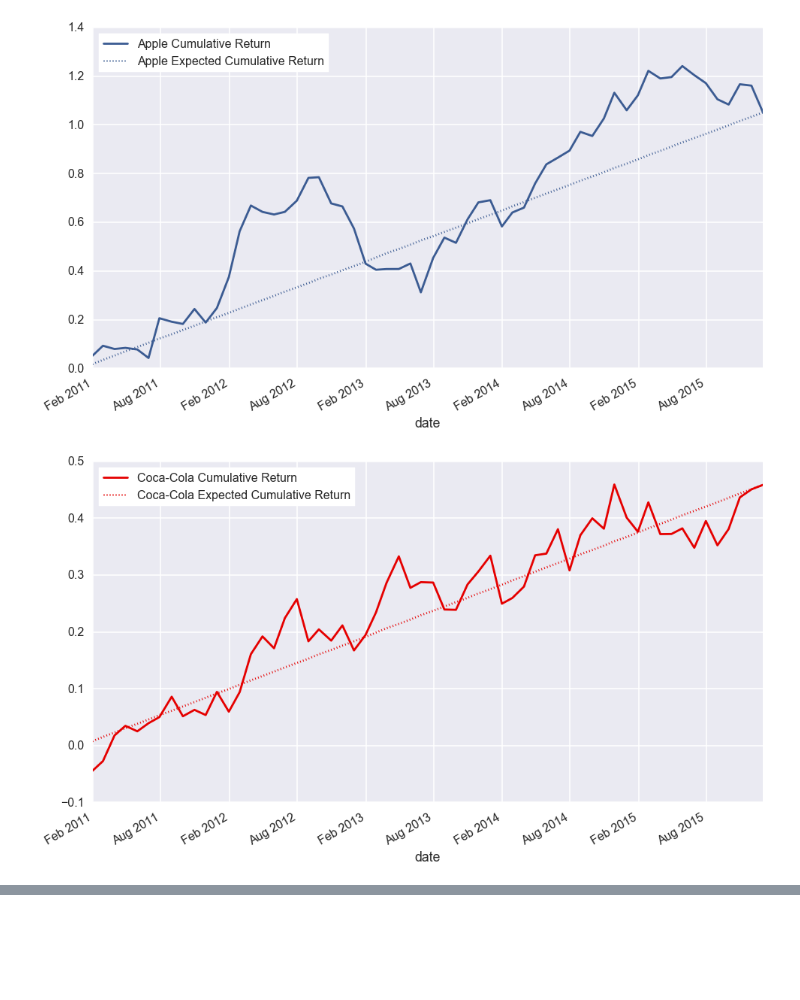
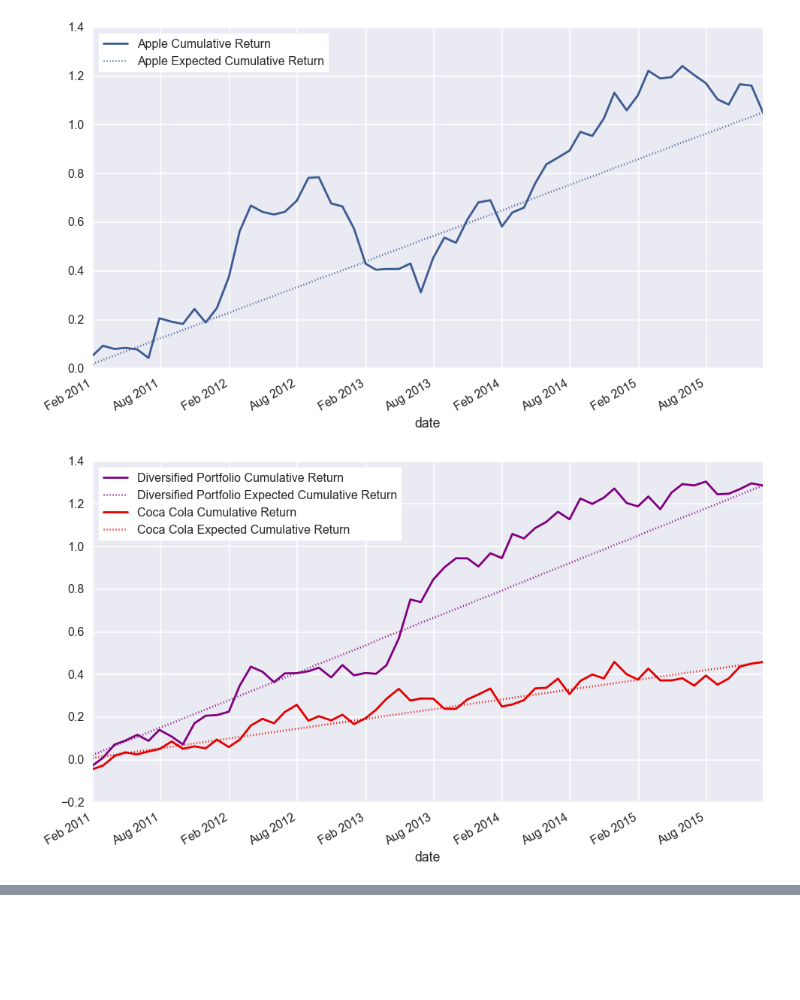
Before and after one commit to AndreaBarbon/Statistical-methods, a Jupyter notebook: Statistical Methods.ipynb, the cells around one changed output, grey strips where cells are left out. Drawn from its saved outputs; the diff is of its cells as text; code cells hidden in the pictures.

Commit message:
Diversified Portfolio

```diff
--- a/Statistical Methods.ipynb
+++ b/Statistical Methods.ipynb
@@ -17,18 +17,20 @@ dp   = lambda date: pd.datetime.strptime(date, '%d%b%Y')
 data = pd.read_csv('Example Stocks.csv', parse_dates=['date'], date_parser=dp)
 
 data.columns = list( map( lambda x : x.lower(), data.columns ) )
+data['asset'] = data['asset'].apply( lambda x : x.title() )
+
 
 class Stock:
-    def __init__(self, name, permno, color):
+    def __init__( self, permno, color, data=data ):
         self.permno = permno
-        self.name   = name
         self.color  = color
         self.mask   = (data['permno']==permno)
+        self.name   = data[self.mask]['asset'].iloc[0]
 
-CocaCola     = Stock('Coca-Cola',     11308, sns.xkcd_rgb['red']  )
-Apple        = Stock('Apple',         14593, sns.xkcd_rgb['denim blue'] )
-PhilipMorris = Stock('Philip Morris', 92602, sns.xkcd_rgb['dark grey'] )
-Tesla        = Stock('Tesla',         93436, sns.xkcd_rgb['teal'] )
+CocaCola     = Stock( 11308, sns.xkcd_rgb['red']  )
+Apple        = Stock( 14593, sns.xkcd_rgb['denim blue'] )
+PhilipMorris = Stock( 92602, sns.xkcd_rgb['dark grey'] )
+Tesla        = Stock( 93436, sns.xkcd_rgb['teal'] )
 
 all_stocks   = [ Apple, CocaCola, PhilipMorris, Tesla ]
 stock_colors = [ x.color for x in all_stocks ]
@@ -224,0 +237,5 @@ _ = ax2.legend(loc=0)
+# %%
+df = pd.DataFrame( )
+for stock in all_stocks:
+    df[stock.name] = data[stock.mask].set_index('date')['ret']
+df.corr()
@@ -237,3 +264,17 @@ This means that we invest 25% of our capital in each company.
 We can write down the return of our portfolio as
 
 $$ R_P = \frac{R_1}{4} + \frac{R_2}{4} + \frac{R_3}{4} + \frac{R_4}{4} $$
+# %%
+pf = pd.DataFrame( )
+pf['ret'] = data[all_stocks[0].mask].set_index('date')['ret'] * 0.25
+for stock in all_stocks[1:]:
+    pf['ret'] = pf['ret'] + data[stock.mask].set_index('date')['ret'] * 0.25
+pf['asset' ] = 'Diversified Portfolio'
+pf['permno'] = 1
+
+data_pf = data.append( pf.reset_index() )
+
+Portfolio        = Stock( 1, 'purple', data=data_pf )
+
+all_stocks_pf    = [ Apple, CocaCola, Portfolio, PhilipMorris, Tesla ]
+stock_colors_pf  = [ x.color for x in all_stocks_pf ]
@@ -240,12 +289,12 @@ $$ R_P = \frac{R_1}{4} + \frac{R_2}{4} + \frac{R_3}{4} + \frac{R_4}{4} $$
 # %% [markdown]
 <br/><br/><br/>
 # %%
-def plot_cumulative(stocks):
+def plot_cumulative(stocks, data=data):
     if type(stocks) == Stock:
         stocks = [stocks]
     fig, (ax1) = plt.subplots(1,1, figsize=FS)
     for stock in stocks:
-        df = data[stock.mask].set_index('date').copy()
+        df = data[ data['permno']==stock.permno ].set_index('date').copy()
         df['ER' ] = df['ret'].mean()
         df['ret'].cumsum().plot(ax=ax1, label=stock.name +' Cumulative Return', color=stock.color)
         df['ER' ].cumsum().plot(ax=ax1, label=stock.name +' Expected Cumulative Return', style=':', color=stock.color)
@@ -263,6 +312,6 @@ plot_cumulative( Apple )
 # %% [output]
 [figure]
 # %%
-plot_cumulative( CocaCola )
+plot_cumulative( [Portfolio, CocaCola], data=data_pf )
 # %% [output]
-[figure, old version]
+[figure, new version]
```
Also changed, not shown: parts of 20 cells of this notebook, 2 other files.
